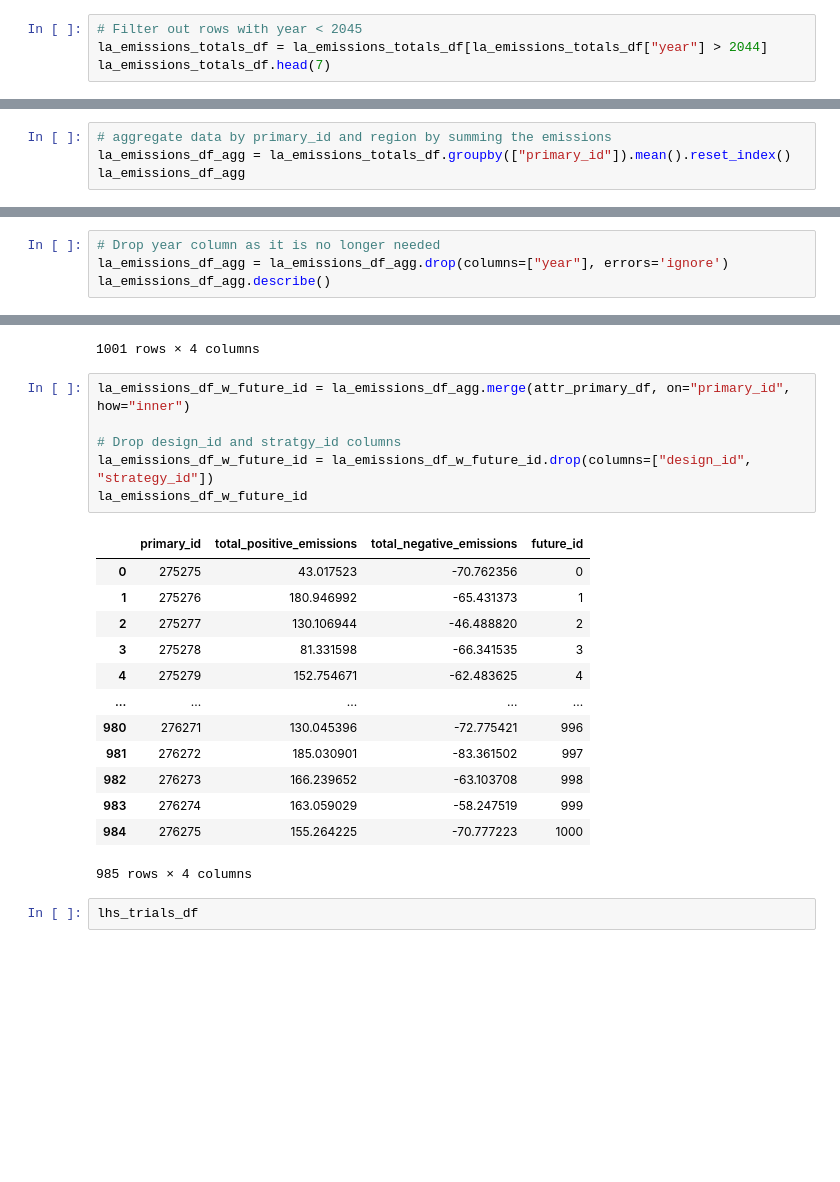
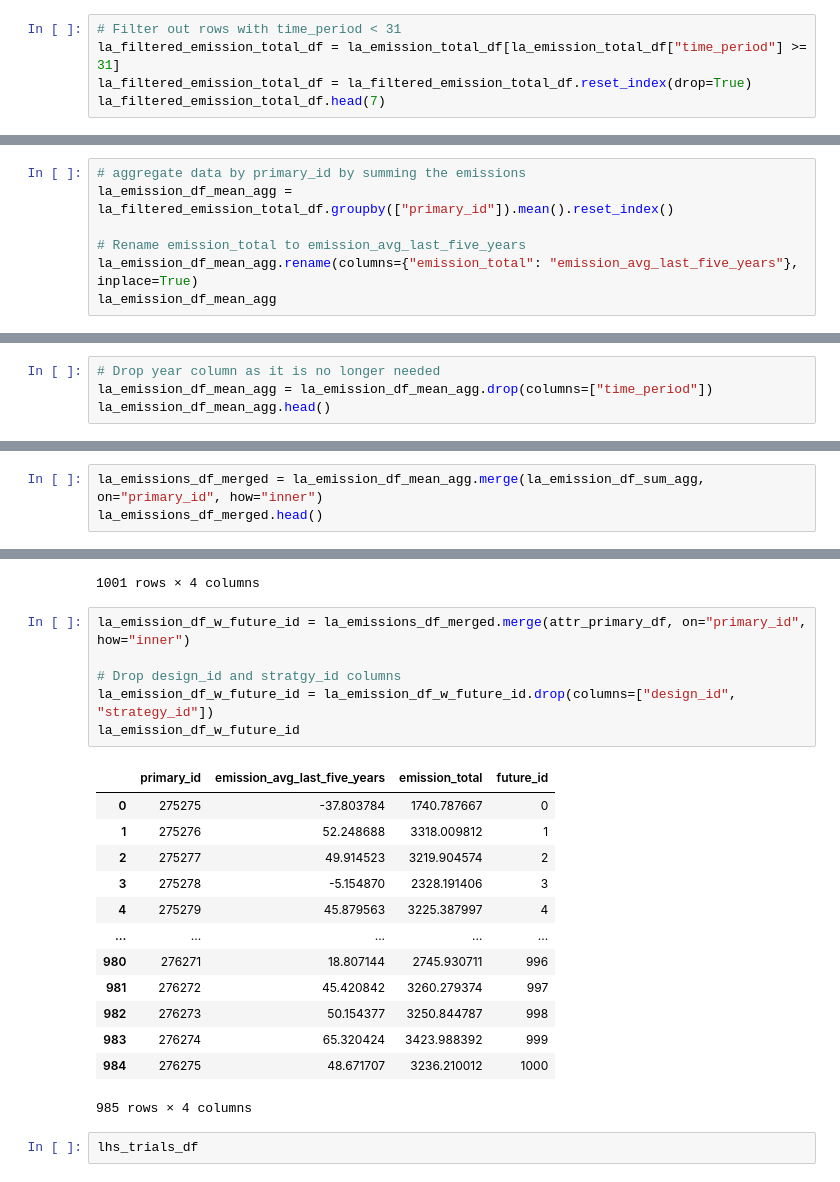
Before and after one commit to sisepuede-framework/ssp_louisiana, a Jupyter notebook: metamodel/notebooks/etl_4.1.ipynb, the cells around one changed output, grey strips where cells are left out. Drawn from its saved outputs; the diff is of its cells as text; blank space fills up the shorter version.

```diff
--- a/metamodel/notebooks/etl_4.1.ipynb
+++ b/metamodel/notebooks/etl_4.1.ipynb
@@ -278,5 +252,6 @@ la_emissions_totals_df.head()
 # %%
-# Filter out rows with year < 2045
-la_emissions_totals_df = la_emissions_totals_df[la_emissions_totals_df["year"] > 2044]
-la_emissions_totals_df.head(7)
+# Filter out rows with time_period < 31
+la_filtered_emission_total_df = la_emission_total_df[la_emission_total_df["time_period"] >= 31]
+la_filtered_emission_total_df = la_filtered_emission_total_df.reset_index(drop=True)
+la_filtered_emission_total_df.head(7)
 # %% [output]
@@ -291,5 +266,8 @@ la_emissions_totals_df.head(7)
 # %%
-# aggregate data by primary_id and region by summing the emissions
-la_emissions_df_agg = la_emissions_totals_df.groupby(["primary_id"]).mean().reset_index()
-la_emissions_df_agg
+# aggregate data by primary_id by summing the emissions
+la_emission_df_mean_agg = la_filtered_emission_total_df.groupby(["primary_id"]).mean().reset_index()
+
+# Rename emission_total to emission_avg_last_five_years
+la_emission_df_mean_agg.rename(columns={"emission_total": "emission_avg_last_five_years"}, inplace=True)
+la_emission_df_mean_agg
 # %% [output]
@@ -309,5 +287,5 @@ la_emissions_df_agg
 # %%
 # Drop year column as it is no longer needed
-la_emissions_df_agg = la_emissions_df_agg.drop(columns=["year"], errors='ignore')
-la_emissions_df_agg.describe()
+la_emission_df_mean_agg = la_emission_df_mean_agg.drop(columns=["time_period"])
+la_emission_df_mean_agg.head()
 # %% [output]
@@ -322,0 +306,3 @@ la_emissions_df_agg.describe()
+# %%
+la_emissions_df_merged = la_emission_df_mean_agg.merge(la_emission_df_sum_agg, on="primary_id", how="inner")
+la_emissions_df_merged.head()
@@ -384,24 +381,24 @@ attr_primary_df
 | 1000 | 276275 | 3 | 6002 | 1000 |
 1001 rows × 4 columns
 # %%
-la_emissions_df_w_future_id = la_emissions_df_agg.merge(attr_primary_df, on="primary_id", how="inner")
+la_emission_df_w_future_id = la_emissions_df_merged.merge(attr_primary_df, on="primary_id", how="inner")
 
 # Drop design_id and stratgy_id columns
-la_emissions_df_w_future_id = la_emissions_df_w_future_id.drop(columns=["design_id", "strategy_id"])
-la_emissions_df_w_future_id
+la_emission_df_w_future_id = la_emission_df_w_future_id.drop(columns=["design_id", "strategy_id"])
+la_emission_df_w_future_id
 # %% [output]
-|  | primary_id | total_positive_emissions | total_negative_emissions | future_id |
-| 0 | 275275 | 43.017523 | -70.762356 | 0 |
-| 1 | 275276 | 180.946992 | -65.431373 | 1 |
-| 2 | 275277 | 130.106944 | -46.488820 | 2 |
-| 3 | 275278 | 81.331598 | -66.341535 | 3 |
-| 4 | 275279 | 152.754671 | -62.483625 | 4 |
+|  | primary_id | emission_avg_last_five_years | emission_total | future_id |
+| 0 | 275275 | -37.803784 | 1740.787667 | 0 |
+| 1 | 275276 | 52.248688 | 3318.009812 | 1 |
+| 2 | 275277 | 49.914523 | 3219.904574 | 2 |
+| 3 | 275278 | -5.154870 | 2328.191406 | 3 |
+| 4 | 275279 | 45.879563 | 3225.387997 | 4 |
 | ... | ... | ... | ... | ... |
-| 980 | 276271 | 130.045396 | -72.775421 | 996 |
-| 981 | 276272 | 185.030901 | -83.361502 | 997 |
-| 982 | 276273 | 166.239652 | -63.103708 | 998 |
-| 983 | 276274 | 163.059029 | -58.247519 | 999 |
-| 984 | 276275 | 155.264225 | -70.777223 | 1000 |
+| 980 | 276271 | 18.807144 | 2745.930711 | 996 |
+| 981 | 276272 | 45.420842 | 3260.279374 | 997 |
+| 982 | 276273 | 50.154377 | 3250.844787 | 998 |
+| 983 | 276274 | 65.320424 | 3423.988392 | 999 |
+| 984 | 276275 | 48.671707 | 3236.210012 | 1000 |
 985 rows × 4 columns
 # %%
 lhs_trials_df
```
Also changed, not shown: parts of 27 cells of this notebook.
